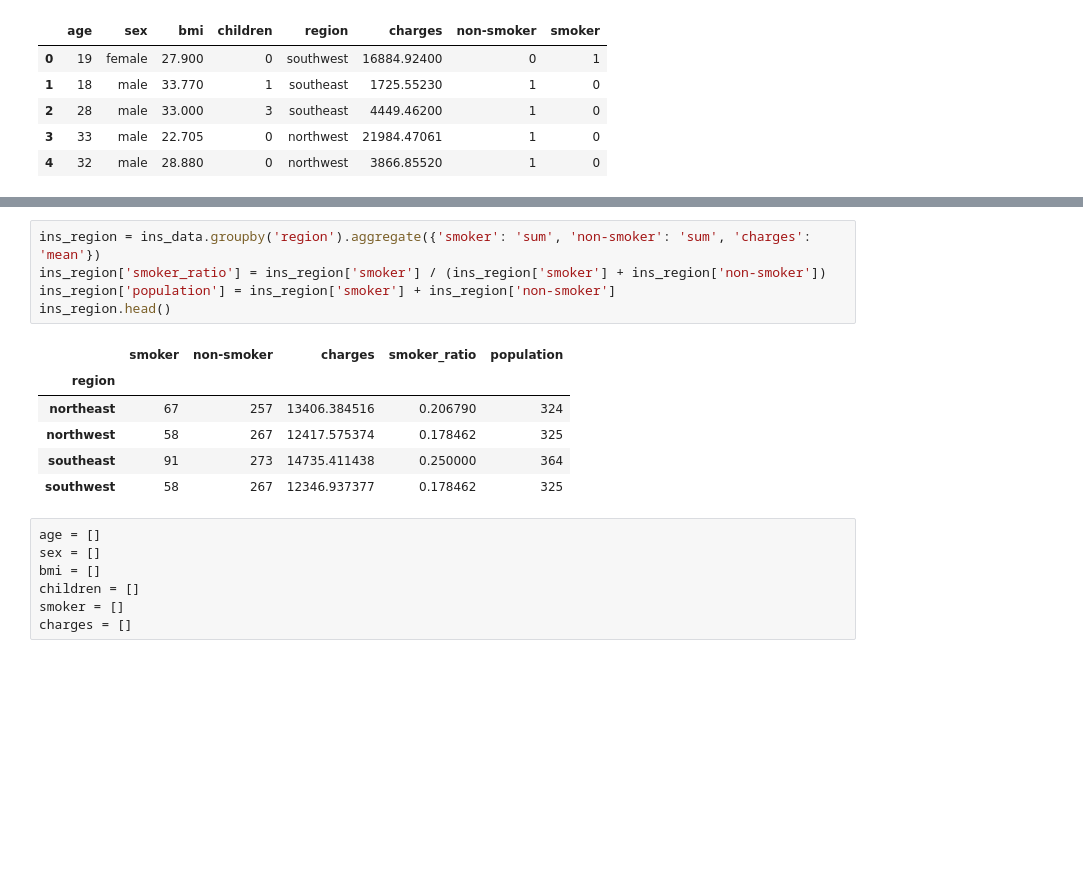
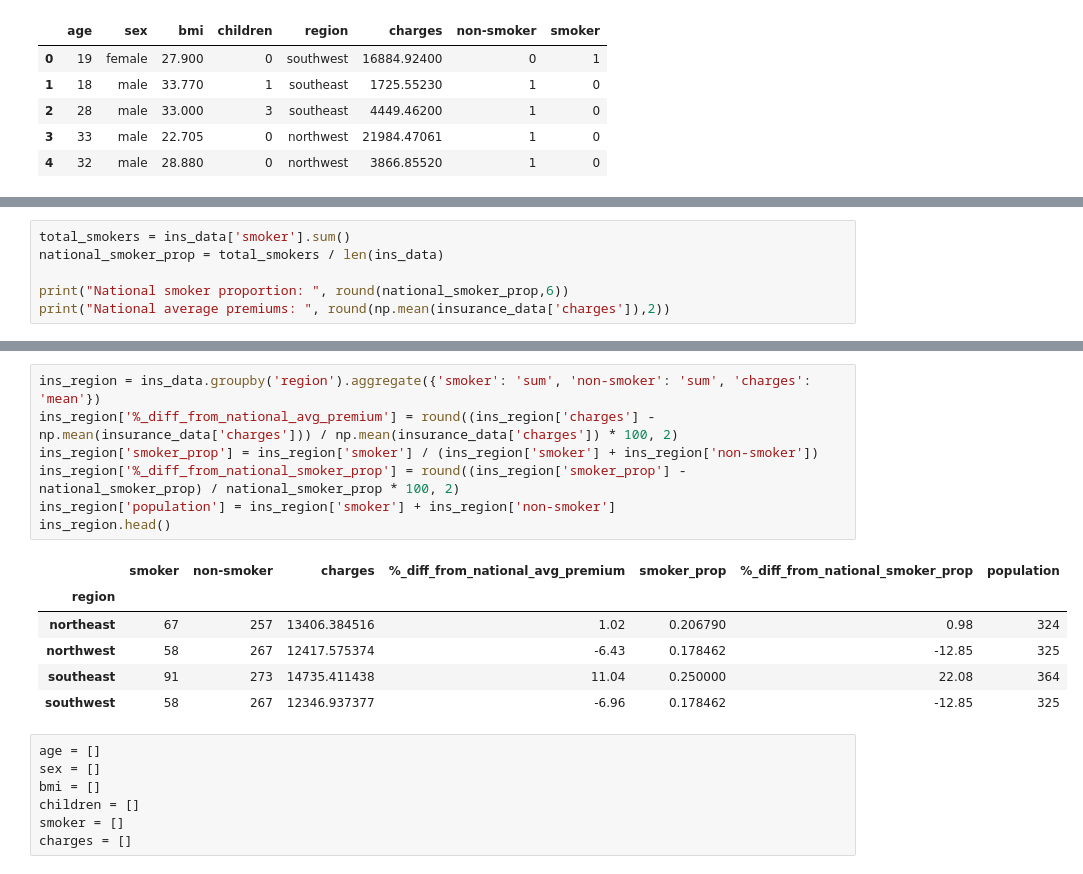
Before and after one commit to paulpuccinelli/Insurance_Project, a Jupyter notebook: insurance-project.ipynb, the cells around one changed output, grey strips where cells are left out. Saved outputs shown, nothing was run; the diff lists cells and outputs as text; blank space fills up the shorter version.

```diff
--- a/insurance-project.ipynb
+++ b/insurance-project.ipynb
@@ -52,0 +55,6 @@ ins_data.head()
+# %%
+total_smokers = ins_data['smoker'].sum()
+national_smoker_prop = total_smokers / len(ins_data)
+
+print("National smoker proportion: ", round(national_smoker_prop,6))
+print("National average premiums: ", round(np.mean(insurance_data['charges']),2))
@@ -53,15 +68,17 @@ ins_data.head()
 # %%
 ins_region = ins_data.groupby('region').aggregate({'smoker': 'sum', 'non-smoker': 'sum', 'charges': 'mean'})
-ins_region['smoker_ratio'] = ins_region['smoker'] / (ins_region['smoker'] + ins_region['non-smoker'])
+ins_region['%_diff_from_national_avg_premium'] = round((ins_region['charges'] - np.mean(insurance_data['charges'])) / np.mean(insurance_data['charges']) * 100, 2)
+ins_region['smoker_prop'] = ins_region['smoker'] / (ins_region['smoker'] + ins_region['non-smoker'])
+ins_region['%_diff_from_national_smoker_prop'] = round((ins_region['smoker_prop'] - national_smoker_prop) / national_smoker_prop * 100, 2)
 ins_region['population'] = ins_region['smoker'] + ins_region['non-smoker']
 ins_region.head()
 # %% [output]
-|  | smoker | non-smoker | charges | smoker_ratio | population |
-| region |  |  |  |  |  |
-| northeast | 67 | 257 | 13406.384516 | 0.206790 | 324 |
-| northwest | 58 | 267 | 12417.575374 | 0.178462 | 325 |
-| southeast | 91 | 273 | 14735.411438 | 0.250000 | 364 |
-| southwest | 58 | 267 | 12346.937377 | 0.178462 | 325 |
+|  | smoker | non-smoker | charges | %_diff_from_national_avg_premium | smoker_prop | %_diff_from_national_smoker_prop | population |
+| region |  |  |  |  |  |  |  |
+| northeast | 67 | 257 | 13406.384516 | 1.02 | 0.206790 | 0.98 | 324 |
+| northwest | 58 | 267 | 12417.575374 | -6.43 | 0.178462 | -12.85 | 325 |
+| southeast | 91 | 273 | 14735.411438 | 11.04 | 0.250000 | 22.08 | 364 |
+| southwest | 58 | 267 | 12346.937377 | -6.96 | 0.178462 | -12.85 | 325 |
 # %%
 age = []
 sex = []
```
Also changed, not shown: parts of 6 cells of this notebook.
